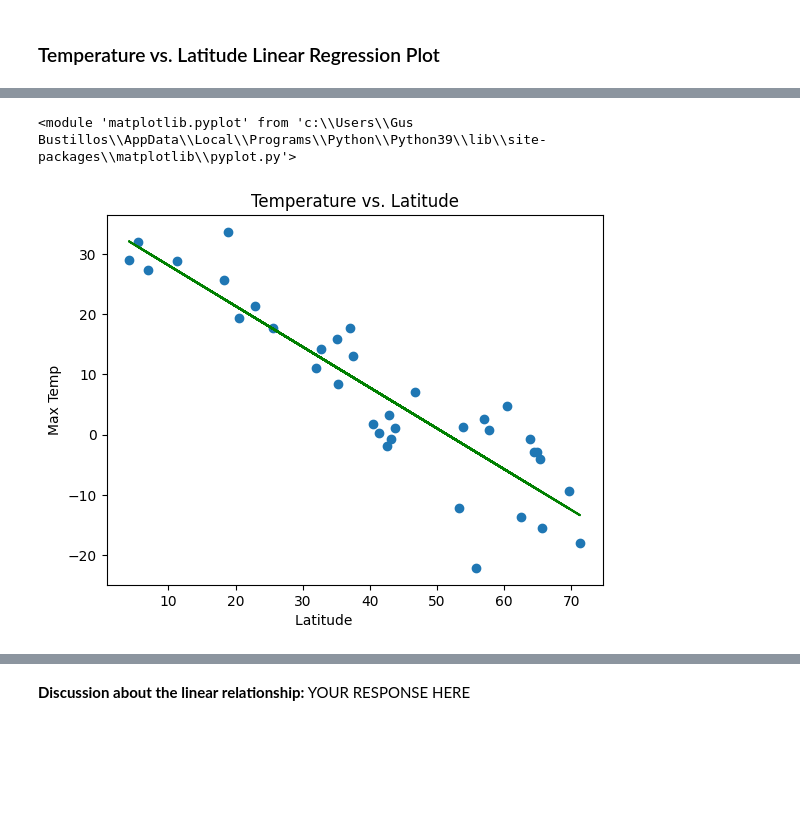
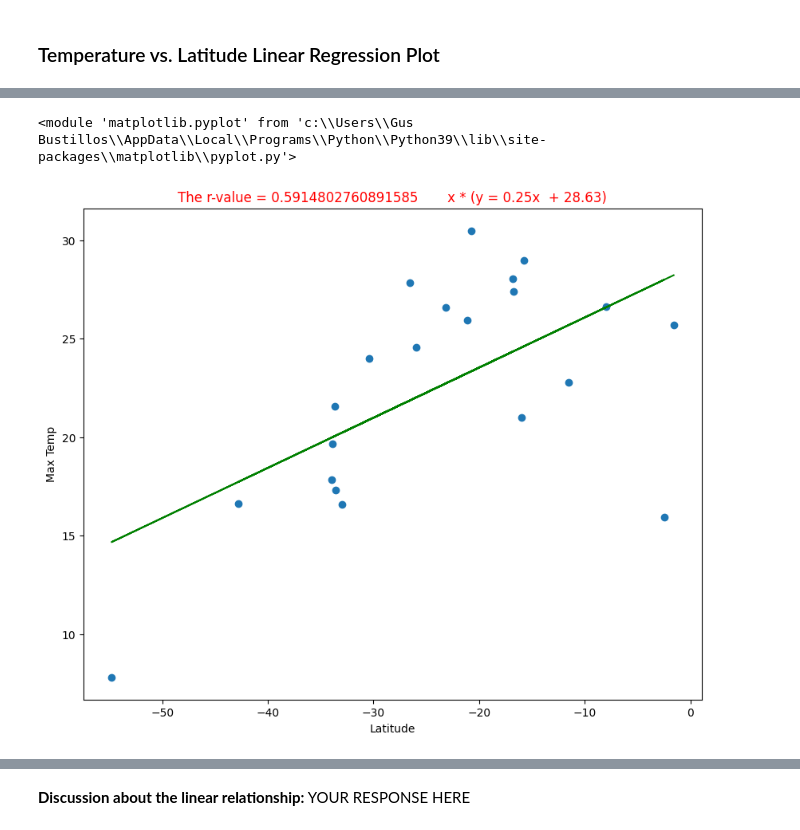
Before and after one commit to gusibis/python-api-challenge, a Jupyter notebook: WeatherPy/WeatherPy.ipynb, the cells around one changed output, grey strips where cells are left out. Saved outputs shown, nothing was run; the diff lists cells and outputs as text; code cells hidden in the pictures; blank space fills up the shorter version.

```diff
--- a/WeatherPy/WeatherPy.ipynb
+++ b/WeatherPy/WeatherPy.ipynb
@@ -273,14 +334,20 @@ plt.show()
 ## Requirement 2: Compute Linear Regression for Each Relationship
 # %%
 # Define a function to create Linear Regression plots
-def linearRegressionPlot(df_x_axis, df_y_axis, xlable, ylabel, title):
+def linearRegressionPlot(df_x_axis, df_y_axis, xlable, ylabel):
     scipy_linear_model = linregress(df_x_axis, df_y_axis) # scipy_linear_model
+    rvalue = scipy_linear_model[2]
+    text =   "   y = " +  str(round(scipy_linear_model[0], 2)) + "x  + " + str(round(scipy_linear_model[1], 2))
+    # print(scipy_linear_model)
     y_axiz = df_x_axis * scipy_linear_model[0] + scipy_linear_model[1]  # use slope and intercept from scipy_linear_model
     plt.scatter(df_x_axis, df_y_axis)
     plt.plot(df_x_axis, y_axiz ,color="g")
-    plt.xlabel(xlable)
+    plt.xlabel(str(xlable))
     plt.ylabel(ylabel)
-    plt.title(title)
+    plt.title("The r-value = " + str(rvalue) + "  " + text)
+    plt.rcParams["figure.figsize"] = [10, 8]
+    plt.rcParams.update({'text.color': "red"})
+    # plt.text(2, 40, "The r-value = " + str(rvalue) + "  " + text, fontsize = 12)
     return(plt)
 # YOUR CODE HERE
 # %%
@@ -316,7 +394,7 @@ southern_hemi_df.head()
 # %%
-# Linear regression on Northern Hemisphere
+# Linear regression on Southern Hemisphere
 # YOUR CODE HERE
-linearRegressionPlot(northern_hemi_df['Lat'], northern_hemi_df['Max Temp'], 'Latitude', 'Max Temp', 'Temperature vs. Latitude')
+linearRegressionPlot(southern_hemi_df['Lat'], southern_hemi_df['Max Temp'], 'Latitude', 'Max Temp')
 # %% [output]
 <module 'matplotlib.pyplot' from 'c:\\Users\\Gus Bustillos\\AppData\\Local\\Programs\\Python\\Python39\\lib\\site-packages\\matplotlib\\pyplot.py'>
-[figure, old version]
+[figure, new version]
```
Also changed, not shown: parts of 22 cells of this notebook, 5 other files.
